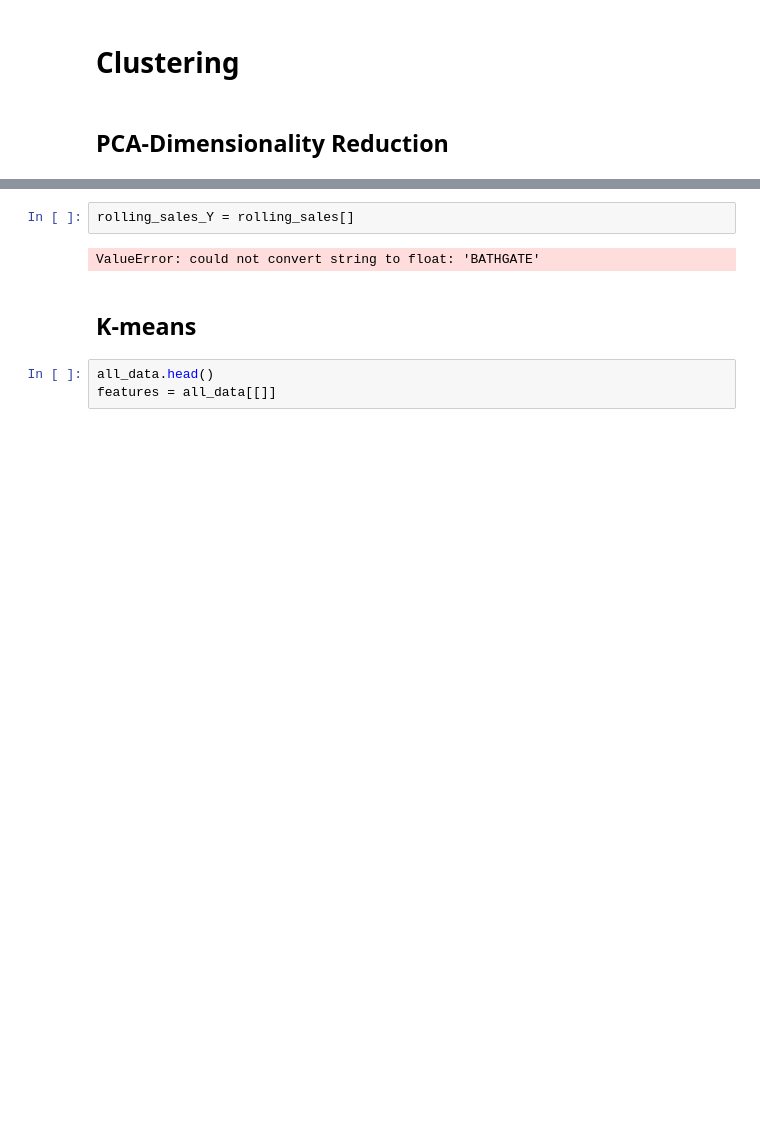
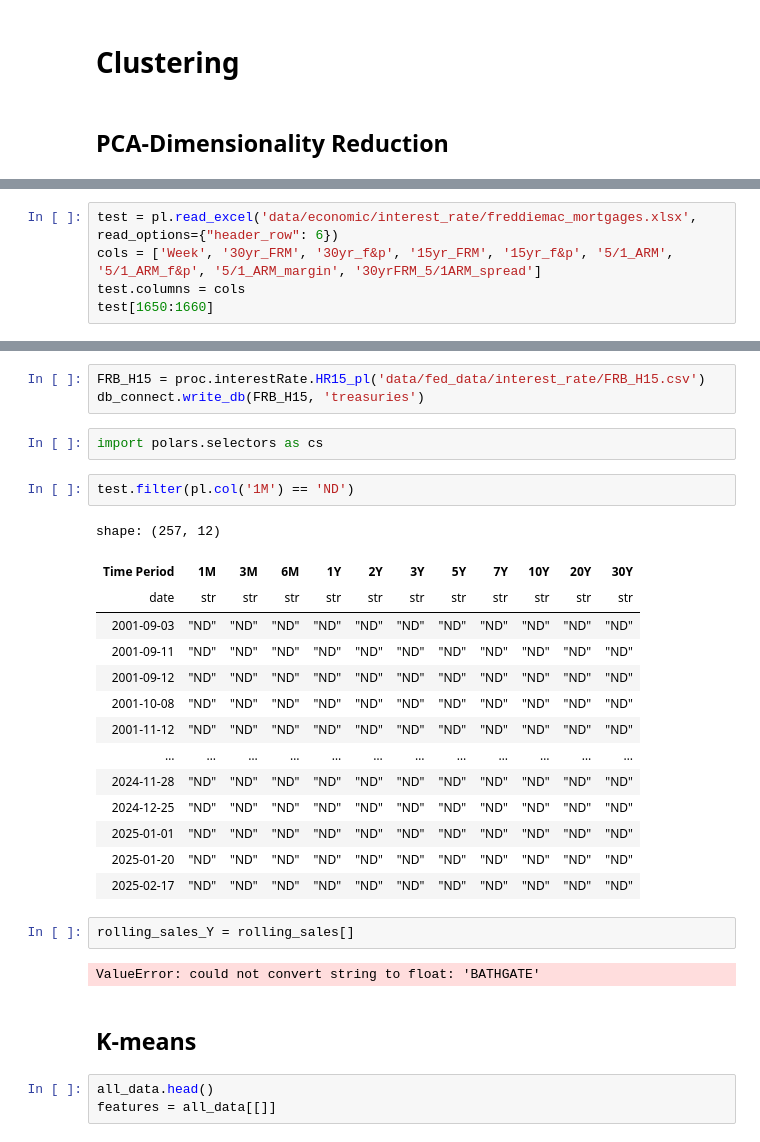
Before and after one commit to GuhGonk/NYC-Rolling-Sales, a Jupyter notebook: main.ipynb, the cells around one changed output, grey strips where cells are left out. Drawn from its saved outputs; the diff is of its cells as text; blank space fills up the shorter version.

Commit message:
Reworking database, added more data sources

```diff
--- a/main.ipynb
+++ b/main.ipynb
@@ -536,0 +586,5 @@ shape: (5, 21)
+# %%
+test = pl.read_excel('data/economic/interest_rate/freddiemac_mortgages.xlsx', read_options={"header_row": 6})
+cols = ['Week', '30yr_FRM', '30yr_f&p', '15yr_FRM', '15yr_f&p', '5/1_ARM', '5/1_ARM_f&p', '5/1_ARM_margin', '30yrFRM_5/1ARM_spread']
+test.columns = cols
+test[1650:1660]
@@ -537,3 +634,25 @@ shape: (5, 21)
+# %%
+FRB_H15 = proc.interestRate.HR15_pl('data/fed_data/interest_rate/FRB_H15.csv')
+db_connect.write_db(FRB_H15, 'treasuries')
+# %%
+import polars.selectors as cs
+# %%
+test.filter(pl.col('1M') == 'ND')
+# %% [output]
+shape: (257, 12)
+| Time Period | 1M | 3M | 6M | 1Y | 2Y | 3Y | 5Y | 7Y | 10Y | 20Y | 30Y |
+| date | str | str | str | str | str | str | str | str | str | str | str |
+| 2001-09-03 | "ND" | "ND" | "ND" | "ND" | "ND" | "ND" | "ND" | "ND" | "ND" | "ND" | "ND" |
+| 2001-09-11 | "ND" | "ND" | "ND" | "ND" | "ND" | "ND" | "ND" | "ND" | "ND" | "ND" | "ND" |
+| 2001-09-12 | "ND" | "ND" | "ND" | "ND" | "ND" | "ND" | "ND" | "ND" | "ND" | "ND" | "ND" |
+| 2001-10-08 | "ND" | "ND" | "ND" | "ND" | "ND" | "ND" | "ND" | "ND" | "ND" | "ND" | "ND" |
+| 2001-11-12 | "ND" | "ND" | "ND" | "ND" | "ND" | "ND" | "ND" | "ND" | "ND" | "ND" | "ND" |
+| … | … | … | … | … | … | … | … | … | … | … | … |
+| 2024-11-28 | "ND" | "ND" | "ND" | "ND" | "ND" | "ND" | "ND" | "ND" | "ND" | "ND" | "ND" |
+| 2024-12-25 | "ND" | "ND" | "ND" | "ND" | "ND" | "ND" | "ND" | "ND" | "ND" | "ND" | "ND" |
+| 2025-01-01 | "ND" | "ND" | "ND" | "ND" | "ND" | "ND" | "ND" | "ND" | "ND" | "ND" | "ND" |
+| 2025-01-20 | "ND" | "ND" | "ND" | "ND" | "ND" | "ND" | "ND" | "ND" | "ND" | "ND" | "ND" |
+| 2025-02-17 | "ND" | "ND" | "ND" | "ND" | "ND" | "ND" | "ND" | "ND" | "ND" | "ND" | "ND" |
 # %%
 rolling_sales_Y = rolling_sales[]
 # %% [output]
```
Also changed, not shown: parts of 11 cells of this notebook, 6 other files.
